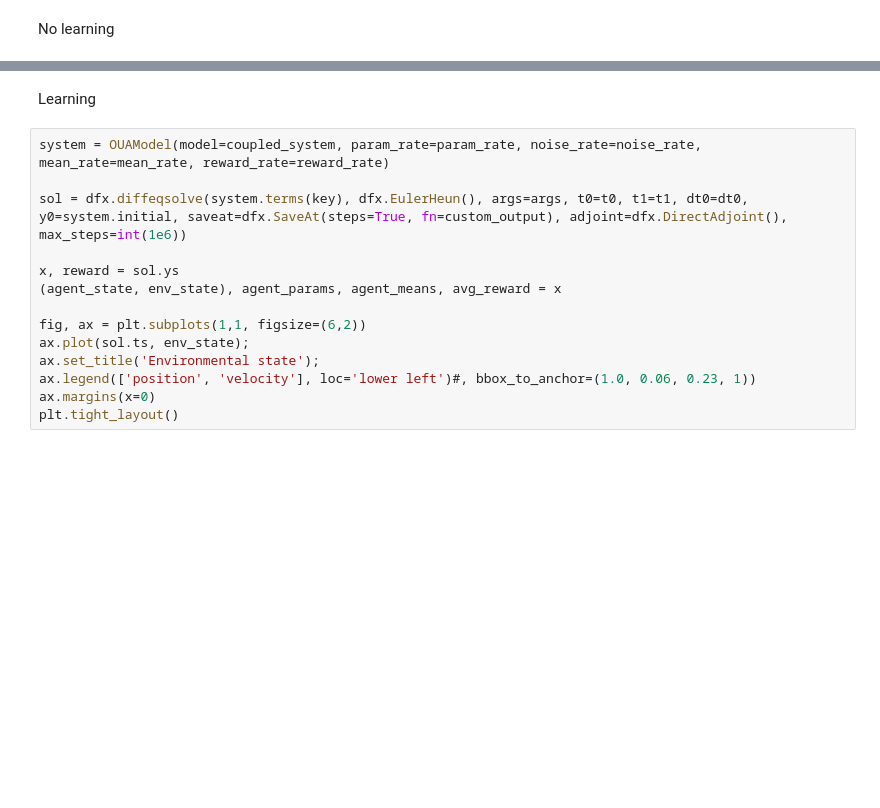
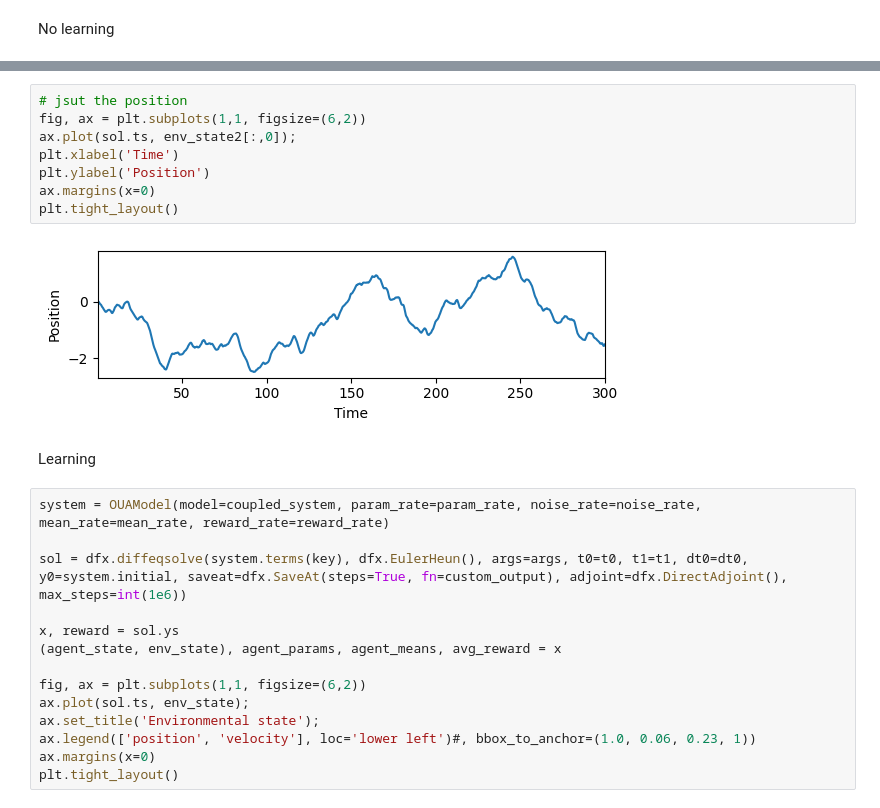
Before and after one commit to marcelvangerven/neuromorphic_intelligence, a Jupyter notebook: notebooks/oua_ctrnn_sdi.ipynb, the cells around one changed output, grey strips where cells are left out. Cells and saved outputs as stored; diff of their text form; blank space fills up the shorter version.

```diff
--- a/notebooks/oua_ctrnn_sdi.ipynb
+++ b/notebooks/oua_ctrnn_sdi.ipynb
@@ -67,3 +86,13 @@ plt.tight_layout()
+# %%
+# jsut the position
+fig, ax = plt.subplots(1,1, figsize=(6,2))
+ax.plot(sol.ts, env_state2[:,0]);
+plt.xlabel('Time')
+plt.ylabel('Position')
+ax.margins(x=0)
+plt.tight_layout()
+# %% [output]
+[figure, added]
 # %% [markdown]
 Learning
 # %%
```
Also changed, not shown: parts of 8 cells of this notebook, 12 other files.
